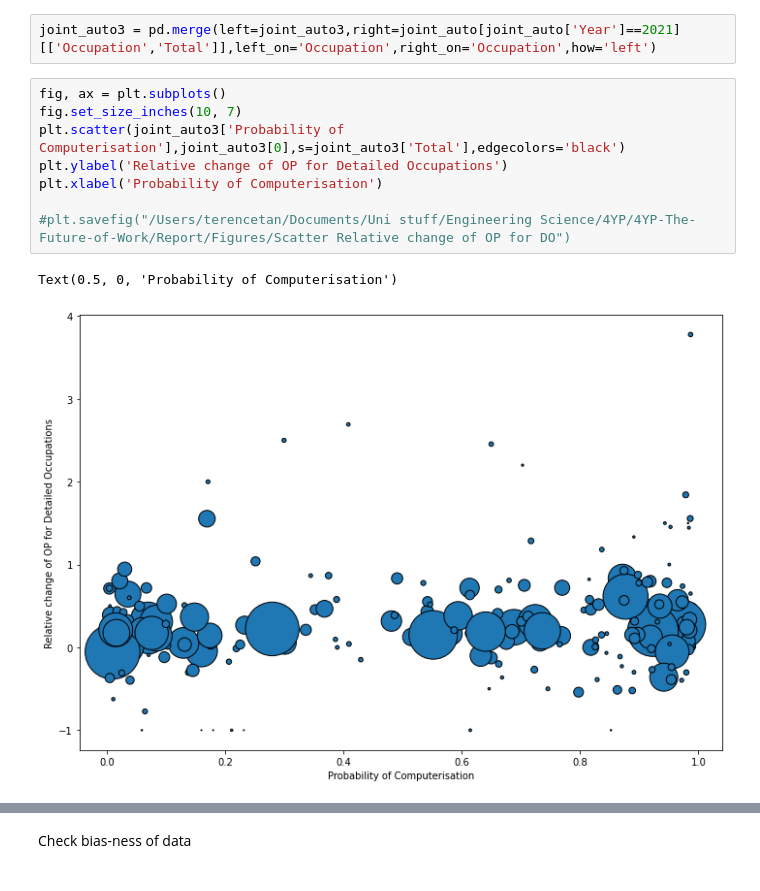
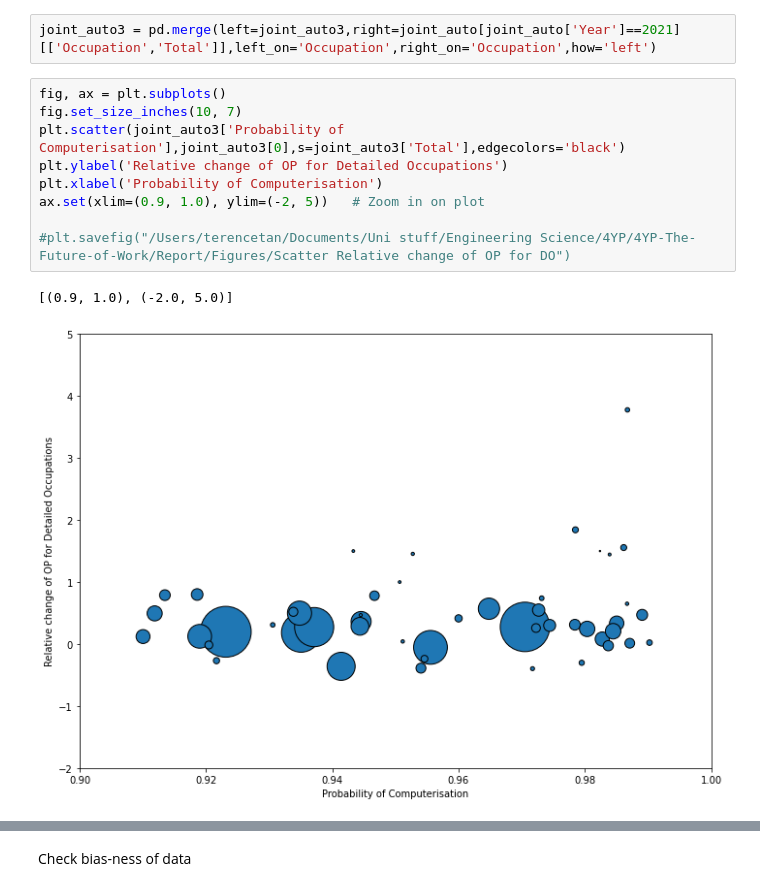
Before and after one commit to terencetan-c/4YP-The-Future-of-Work, a Jupyter notebook: Data modelling/Data modelling OR.ipynb, the cells around one changed output, grey strips where cells are left out. Drawn from its saved outputs; the diff is of its cells as text.

```diff
--- a/Data modelling/Data modelling OR.ipynb
+++ b/Data modelling/Data modelling OR.ipynb
@@ -351,11 +351,12 @@ joint_auto3 = pd.merge(left=joint_auto3,right=joint_auto[joint_auto['Year']==202
 # %%
 fig, ax = plt.subplots()
 fig.set_size_inches(10, 7)
 plt.scatter(joint_auto3['Probability of Computerisation'],joint_auto3[0],s=joint_auto3['Total'],edgecolors='black')
 plt.ylabel('Relative change of OP for Detailed Occupations')
 plt.xlabel('Probability of Computerisation')
+ax.set(xlim=(0.9, 1.0), ylim=(-2, 5))   # Zoom in on plot
 
 #plt.savefig("/Users/terencetan/Documents/Uni stuff/Engineering Science/4YP/4YP-The-Future-of-Work/Report/Figures/Scatter Relative change of OP for DO")
 # %% [output]
-Text(0.5, 0, 'Probability of Computerisation')
+[(0.9, 1.0), (-2.0, 5.0)]
-[figure, old version]
+[figure, new version]
```
Also changed, not shown: parts of 2 cells of this notebook, 13 other files.
